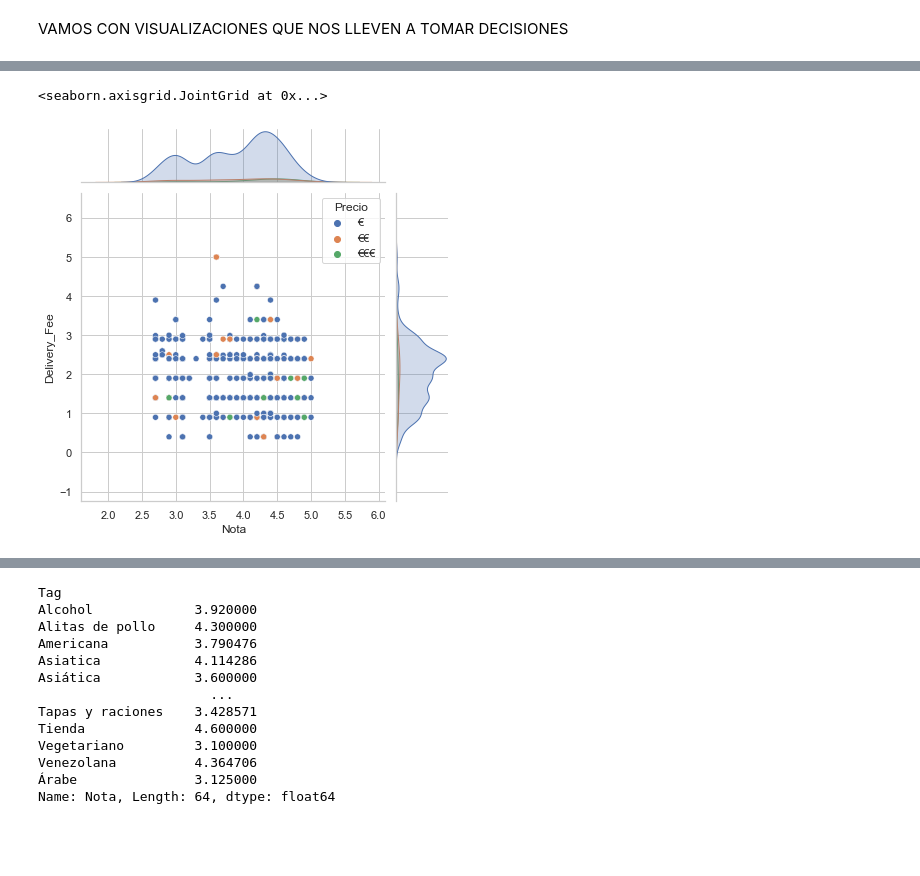
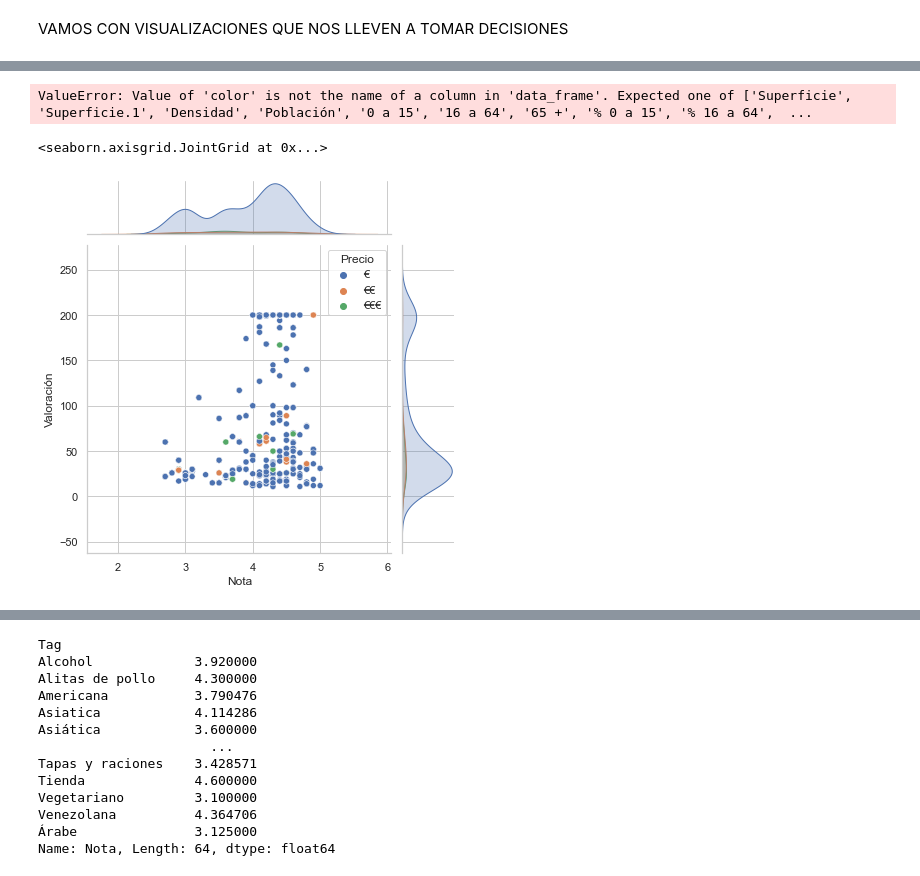
Before and after one commit to juanvpa/Proyecto-Final-Ironhack, a Jupyter notebook: Notebooks/3. UberEats Visualizing .ipynb, the cells around one changed output, grey strips where cells are left out. Drawn from its saved outputs; the diff is of its cells as text; code cells hidden in the pictures; blank space fills up the shorter version.

```diff
--- a/Notebooks/3. UberEats Visualizing .ipynb
+++ b/Notebooks/3. UberEats Visualizing .ipynb
@@ -20,6 +20,6 @@ sns.set_style("whitegrid")
 # %% [markdown]
 IMPORTAMOS EL CSV DE UBEREATS QUE LIMPIAREMOS
 # %%
-ue = pd.read_csv("../Data/UberEats.csv", index_col = 0)
+ue = pd.read_csv("../Data/UE_limpio.csv", index_col = 0)
 ue.sample(3)
 # %% [output]
@@ -53,5 +71,20 @@ tagss.show()
+# %%
+fig = px.bar(barrio, x="Población", y="Superficie",color="fig")
+fig.show()
+
+barrios= barrio.Población.unique() # ESTO ES UNA LISTA CON LOS NOMBRES
+fig = go.Figure(data=[
+    go.Bar(name="0 a 15", x=animals, y=agrupado['0 a 15']),
+    go.Bar(name="16 a 64", x=animals, y=agrupado['16 a 64']),
+    go.Bar(name="+ de 64", x=animals, y=agrupado['65 +'])
+])
+# CAMBIAR EL TIPO DE BARRAS
+fig.update_layout(barmode="stack")
+fig.show()
+# %% [output]
+ValueError: Value of 'color' is not the name of a column in 'data_frame'. Expected one of ['Superficie', 'Superficie.1', 'Densidad', 'Población', '0 a 15', '16 a 64', '65 +', '% 0 a 15', '% 16 a 64',  ...
 # %%
-sns.jointplot(data=ue, x= "Nota", y= "Delivery_Fee", hue="Precio")
+sns.jointplot(data=ue, x= "Nota", y= "Valoración", hue="Precio")
 # %% [output]
 <seaborn.axisgrid.JointGrid at 0x...>
-[figure, old version]
+[figure, new version]
```
Also changed, not shown: parts of 8 cells of this notebook, 4 other files.
